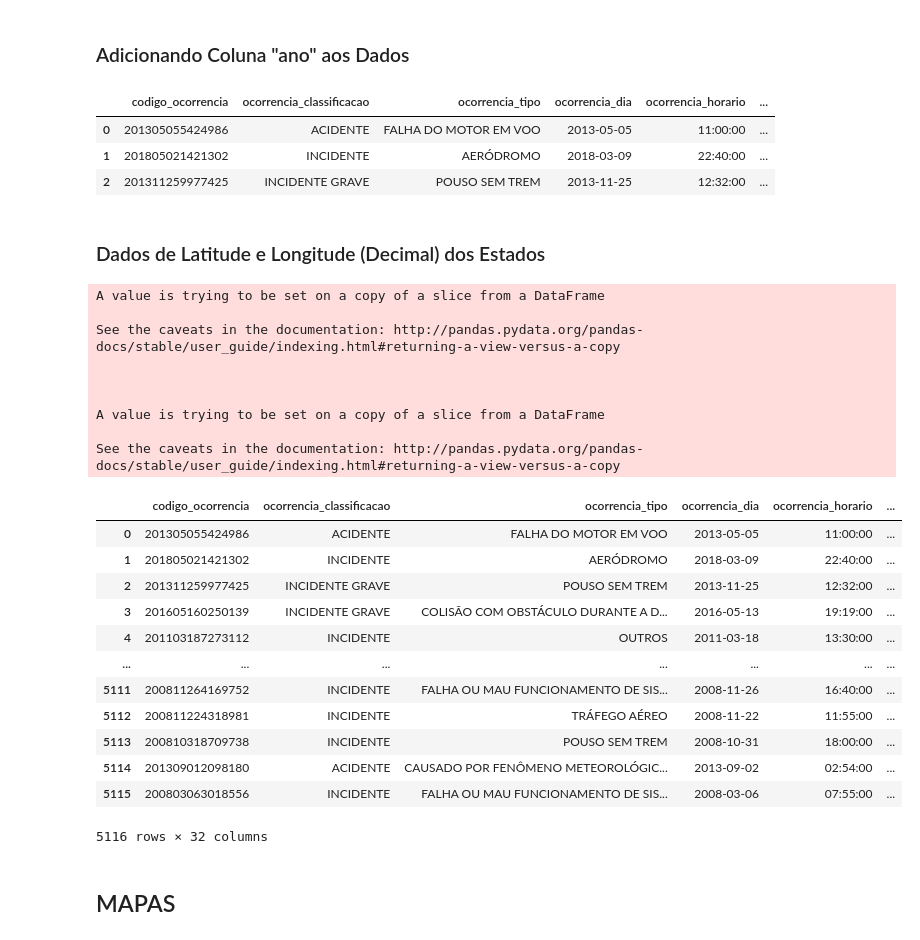
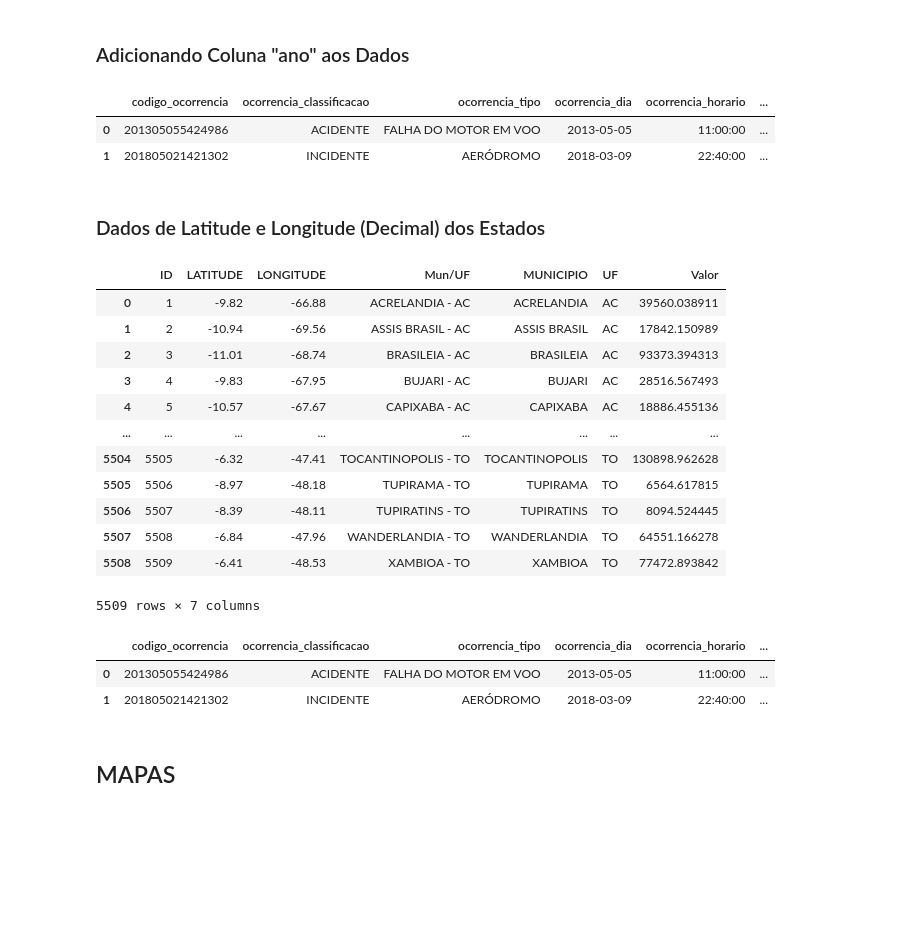
Before and after one commit to jhiltonsantos/ADS-Estatistica-IFPI, a Jupyter notebook: acidentes_aereos.ipynb, the cells around one changed output. Cells and saved outputs as stored; diff of their text form; code cells hidden in the pictures; blank space fills up the shorter version.

```diff
--- a/acidentes_aereos.ipynb
+++ b/acidentes_aereos.ipynb
@@ -177,11 +187,11 @@ for i in range(len(anos_ocorrencias)):
 anos_int
 
 dados['ano'] = anos_int
-dados.head(3)
+# Rows 5116
+dados.head(2)
 # %% [output]
 |  | codigo_ocorrencia | ocorrencia_classificacao | ocorrencia_tipo | ocorrencia_dia | ocorrencia_horario | ... |
 | 0 | 201305055424986 | ACIDENTE | FALHA DO MOTOR EM VOO | 2013-05-05 | 11:00:00 | ... |
 | 1 | 201805021421302 | INCIDENTE | AERÓDROMO | 2018-03-09 | 22:40:00 | ... |
-| 2 | 201311259977425 | INCIDENTE GRAVE | POUSO SEM TREM | 2013-11-25 | 12:32:00 | ... |
 # %% [markdown]
 ### Dados de Latitude e Longitude (Decimal) dos Estados
@@ -188,41 +200,33 @@ dados.head(3)
+# %%
+# Importando Latitude e Longitude das Cidades
+
+dados_lat_long = pd.read_csv('https://raw.githubusercontent.com/jhiltonsantos/ADS-Estatistica-IFPI/master/MunicipiosBrasil.csv')
+# Rows: 5509
+dados_lat_long
+# %% [output]
+|  | ID | LATITUDE | LONGITUDE | Mun/UF | MUNICIPIO | UF | Valor |
+| 0 | 1 | -9.82 | -66.88 | ACRELANDIA - AC | ACRELANDIA | AC | 39560.038911 |
+| 1 | 2 | -10.94 | -69.56 | ASSIS BRASIL - AC | ASSIS BRASIL | AC | 17842.150989 |
+| 2 | 3 | -11.01 | -68.74 | BRASILEIA - AC | BRASILEIA | AC | 93373.394313 |
+| 3 | 4 | -9.83 | -67.95 | BUJARI - AC | BUJARI | AC | 28516.567493 |
+| 4 | 5 | -10.57 | -67.67 | CAPIXABA - AC | CAPIXABA | AC | 18886.455136 |
+| ... | ... | ... | ... | ... | ... | ... | ... |
+| 5504 | 5505 | -6.32 | -47.41 | TOCANTINOPOLIS - TO | TOCANTINOPOLIS | TO | 130898.962628 |
+| 5505 | 5506 | -8.97 | -48.18 | TUPIRAMA - TO | TUPIRAMA | TO | 6564.617815 |
+| 5506 | 5507 | -8.39 | -48.11 | TUPIRATINS - TO | TUPIRATINS | TO | 8094.524445 |
+| 5507 | 5508 | -6.84 | -47.96 | WANDERLANDIA - TO | WANDERLANDIA | TO | 64551.166278 |
+| 5508 | 5509 | -6.41 | -48.53 | XAMBIOA - TO | XAMBIOA | TO | 77472.893842 |
+5509 rows × 7 columns
 # %%
-# Importando Latitude e Longitude dos Estados
-dados_lat_long = pd.read_csv('https://raw.githubusercontent.com/jhiltonsantos/ADS-Estatistica-IFPI/master/base_geo_br.csv')
+# Esses Dados já foram inseridos em um novo CSV
 
 # Criando colunas latitude e longitude
-dados['latitude'] = "1"
-dados['longitude'] = "1"
+#dados['latitude'] = -9.42
+#dados['longitude'] = -30.89
 
 # Passando valores de base_geo_br.csv para dados
-for i in range(len(dados['codigo_ocorrencia'])):
-  j=0
-  while dados_lat_long['name'][j] != dados['ocorrencia_uf'][i]:
-    j += 1
-
-  dados['latitude'][i] = dados_lat_long['lat'][j]
-  dados['longitude'][i] = dados_lat_long['lon'][j]
-
-dados
+#for i in range(len(dados_lat_long)):
+#  for k in range(len(dados)):
+#    if dados['ocorrencia_cidade'][k] == dados_lat_long['MUNICIPIO'][i]:
+#      dados['latitude'][k] = dados_lat_long['LATITUDE'][i]
+#      dados['longitude'][k] = dados_lat_long['LONGITUDE'][i]
-# %% [output]
-A value is trying to be set on a copy of a slice from a DataFrame
-
-See the caveats in the documentation: http://pandas.pydata.org/pandas-docs/stable/user_guide/indexing.html#returning-a-view-versus-a-copy
-
-
-
-A value is trying to be set on a copy of a slice from a DataFrame
-
-See the caveats in the documentation: http://pandas.pydata.org/pandas-docs/stable/user_guide/indexing.html#returning-a-view-versus-a-copy
-|  | codigo_ocorrencia | ocorrencia_classificacao | ocorrencia_tipo | ocorrencia_dia | ocorrencia_horario | ... |
-| 0 | 201305055424986 | ACIDENTE | FALHA DO MOTOR EM VOO | 2013-05-05 | 11:00:00 | ... |
-| 1 | 201805021421302 | INCIDENTE | AERÓDROMO | 2018-03-09 | 22:40:00 | ... |
-| 2 | 201311259977425 | INCIDENTE GRAVE | POUSO SEM TREM | 2013-11-25 | 12:32:00 | ... |
-| 3 | 201605160250139 | INCIDENTE GRAVE | COLISÃO COM OBSTÁCULO DURANTE A D... | 2016-05-13 | 19:19:00 | ... |
-| 4 | 201103187273112 | INCIDENTE | OUTROS | 2011-03-18 | 13:30:00 | ... |
-| ... | ... | ... | ... | ... | ... | ... |
-| 5111 | 200811264169752 | INCIDENTE | FALHA OU MAU FUNCIONAMENTO DE SIS... | 2008-11-26 | 16:40:00 | ... |
-| 5112 | 200811224318981 | INCIDENTE | TRÁFEGO AÉREO | 2008-11-22 | 11:55:00 | ... |
-| 5113 | 200810318709738 | INCIDENTE | POUSO SEM TREM | 2008-10-31 | 18:00:00 | ... |
-| 5114 | 201309012098180 | ACIDENTE | CAUSADO POR FENÔMENO METEOROLÓGIC... | 2013-09-02 | 02:54:00 | ... |
-| 5115 | 200803063018556 | INCIDENTE | FALHA OU MAU FUNCIONAMENTO DE SIS... | 2008-03-06 | 07:55:00 | ... |
-5116 rows × 32 columns
@@ -229,2 +235,9 @@ See the caveats in the documentation: http://pandas.pydata.org/pandas-docs/stabl
+# %%
+dados_prontos = pd.read_csv('https://raw.githubusercontent.com/jhiltonsantos/ADS-Estatistica-IFPI/master/dados_prontos.csv')
+dados_prontos.head(2)
+# %% [output]
+|  | codigo_ocorrencia | ocorrencia_classificacao | ocorrencia_tipo | ocorrencia_dia | ocorrencia_horario | ... |
+| 0 | 201305055424986 | ACIDENTE | FALHA DO MOTOR EM VOO | 2013-05-05 | 11:00:00 | ... |
+| 1 | 201805021421302 | INCIDENTE | AERÓDROMO | 2018-03-09 | 22:40:00 | ... |
 # %% [markdown]
 ## MAPAS
```
Also changed, not shown: parts of 8 cells of this notebook.
